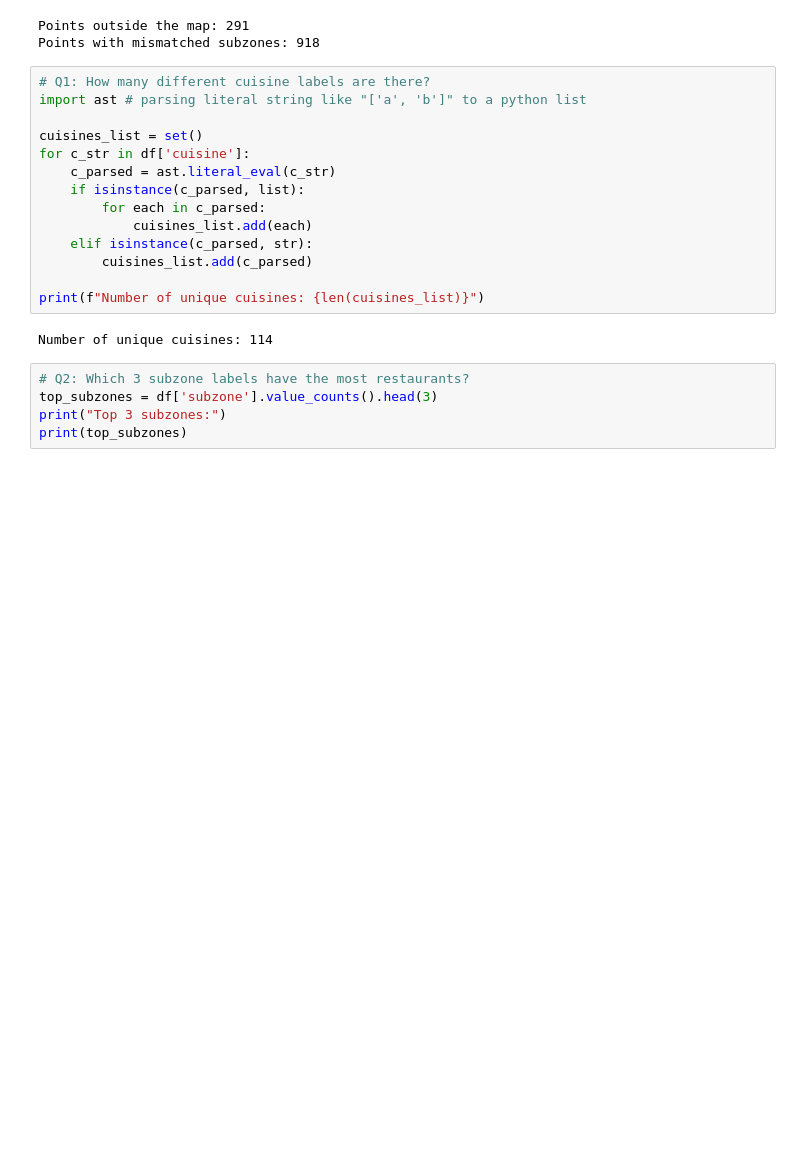
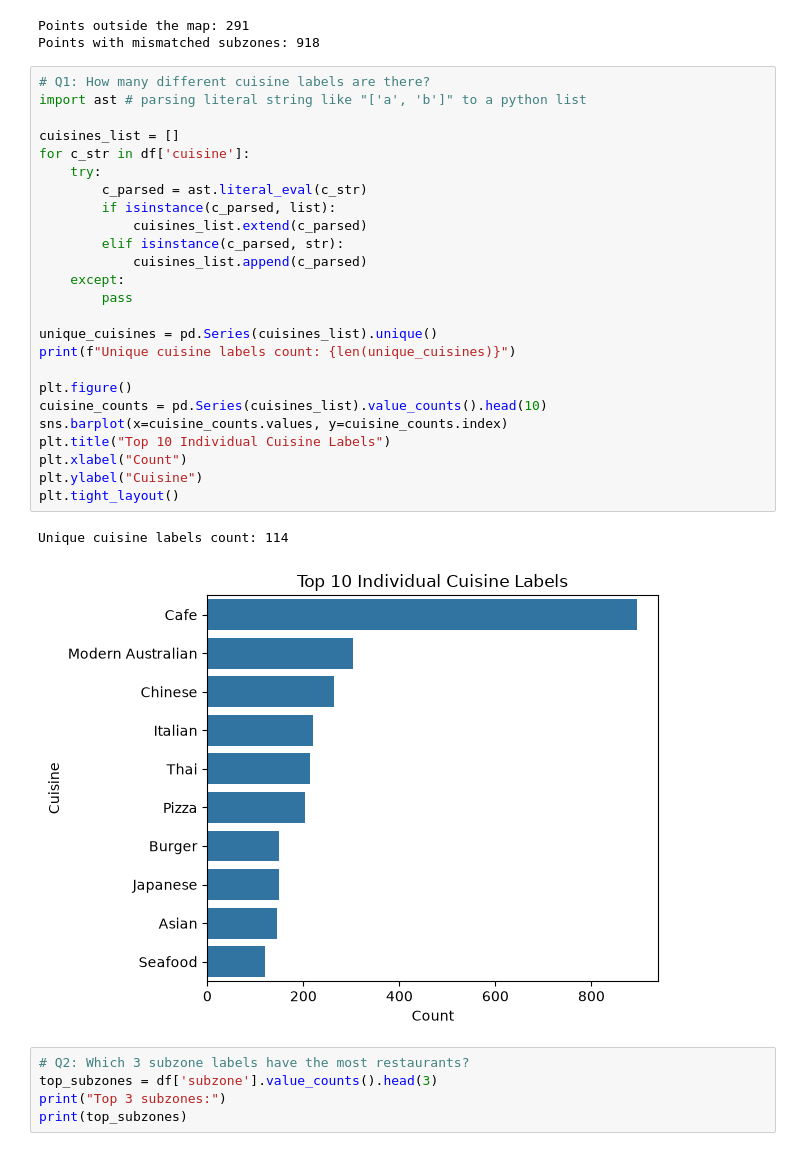
Before and after one commit to NhatHuyNguyen/3312605-dsts11523-final-project, a Jupyter notebook: part_a/src/part_a.ipynb, the cells around one changed output. Drawn from its saved outputs; the diff is of its cells as text; blank space fills up the shorter version.

Commit message:
Task A2 Q1 plot

```diff
--- a/part_a/src/part_a.ipynb
+++ b/part_a/src/part_a.ipynb
@@ -141,19 +141,31 @@ Points with mismatched subzones: 918
 # %%
 # Q1: How many different cuisine labels are there?
 import ast # parsing literal string like "['a', 'b']" to a python list
 
-cuisines_list = set()
+cuisines_list = []
 for c_str in df['cuisine']:
-    c_parsed = ast.literal_eval(c_str)
-    if isinstance(c_parsed, list):
-        for each in c_parsed:
-            cuisines_list.add(each)
-    elif isinstance(c_parsed, str):
-        cuisines_list.add(c_parsed)
+    try:
+        c_parsed = ast.literal_eval(c_str)
+        if isinstance(c_parsed, list):
+            cuisines_list.extend(c_parsed)
+        elif isinstance(c_parsed, str):
+            cuisines_list.append(c_parsed)
+    except:
+        pass
 
-print(f"Number of unique cuisines: {len(cuisines_list)}")
+unique_cuisines = pd.Series(cuisines_list).unique()
+print(f"Unique cuisine labels count: {len(unique_cuisines)}")
+
+plt.figure()
+cuisine_counts = pd.Series(cuisines_list).value_counts().head(10)
+sns.barplot(x=cuisine_counts.values, y=cuisine_counts.index)
+plt.title("Top 10 Individual Cuisine Labels")
+plt.xlabel("Count")
+plt.ylabel("Cuisine")
+plt.tight_layout()
 # %% [output]
-Number of unique cuisines: 114
+Unique cuisine labels count: 114
+[figure, added]
 # %%
 # Q2: Which 3 subzone labels have the most restaurants?
 top_subzones = df['subzone'].value_counts().head(3)
```
